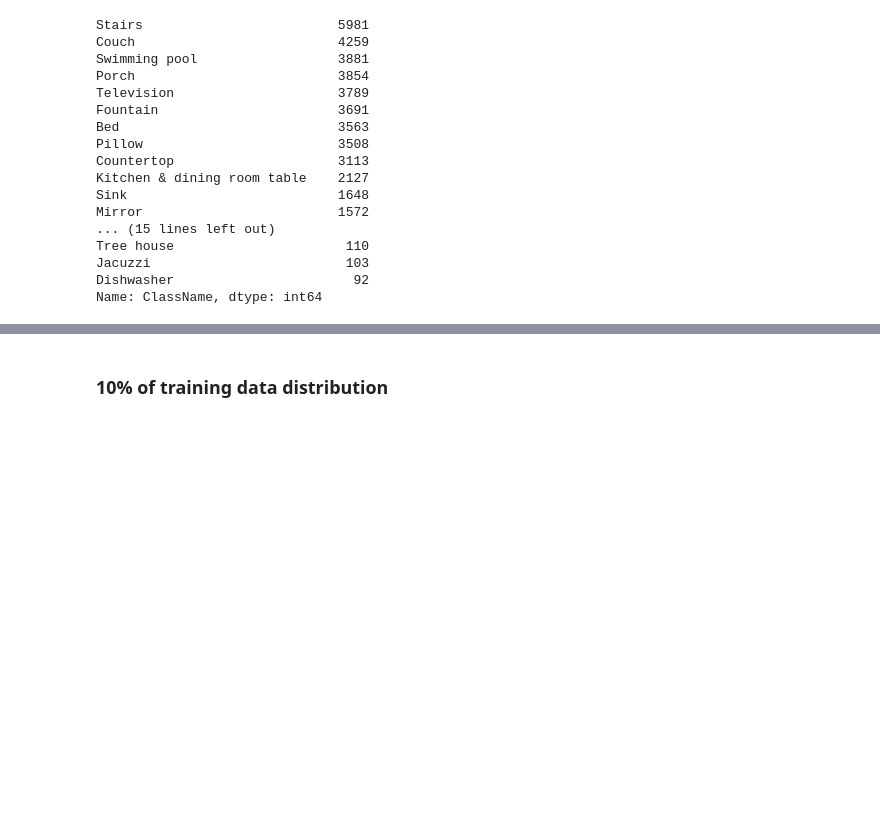
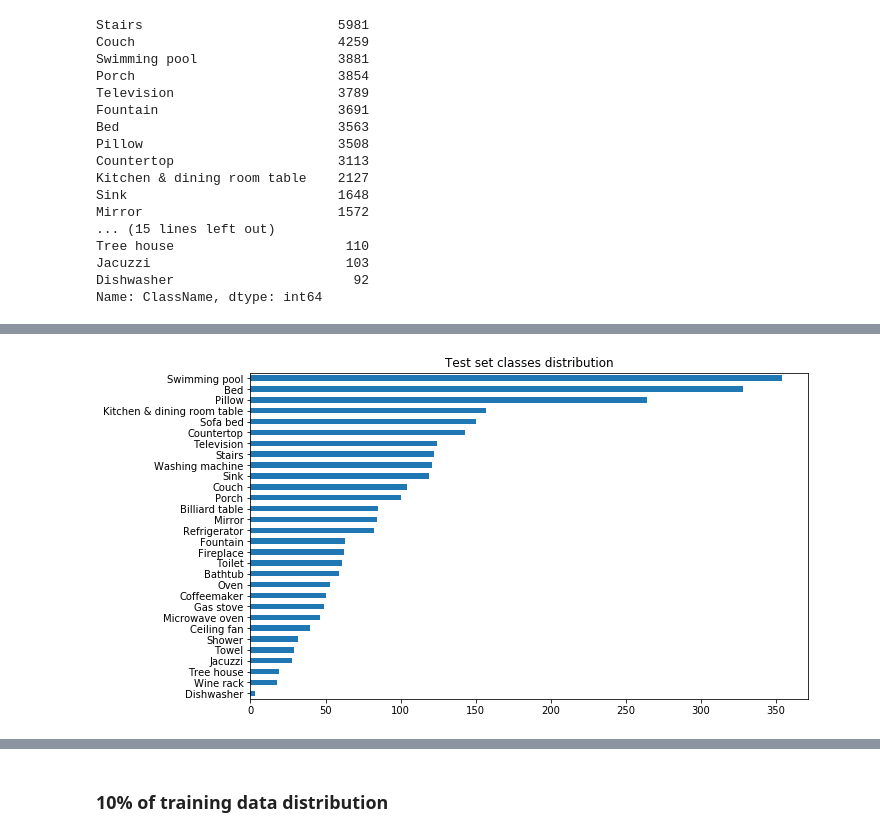
Before and after one commit to mrdbourke/airbnb-amenity-detection, a Jupyter notebook: 08-GCP-data-manipulation.ipynb, the cells around one changed output, grey strips where cells are left out. Cells and saved outputs as stored; diff of their text form; code cells hidden in the pictures; blank space fills up the shorter version.

```diff
--- a/08-GCP-data-manipulation.ipynb
+++ b/08-GCP-data-manipulation.ipynb
@@ -206,0 +232,5 @@ Name: ClassName, dtype: int64
+# %%
+test_annots = format_annotations(image_folder="test",
+                                     annotation_file="test-annotations-bbox.csv",
+                                     target_classes=subset)
+test_annots.head()
@@ -206,0 +244,4 @@ Name: ClassName, dtype: int64
+# %%
+test_annots.ClassName.value_counts().sort_values().plot(kind="barh", title="Test set classes distribution", figsize=(10, 6));
+# %% [output]
+[figure, added]
```
Also changed, not shown: parts of 24 cells of this notebook.
